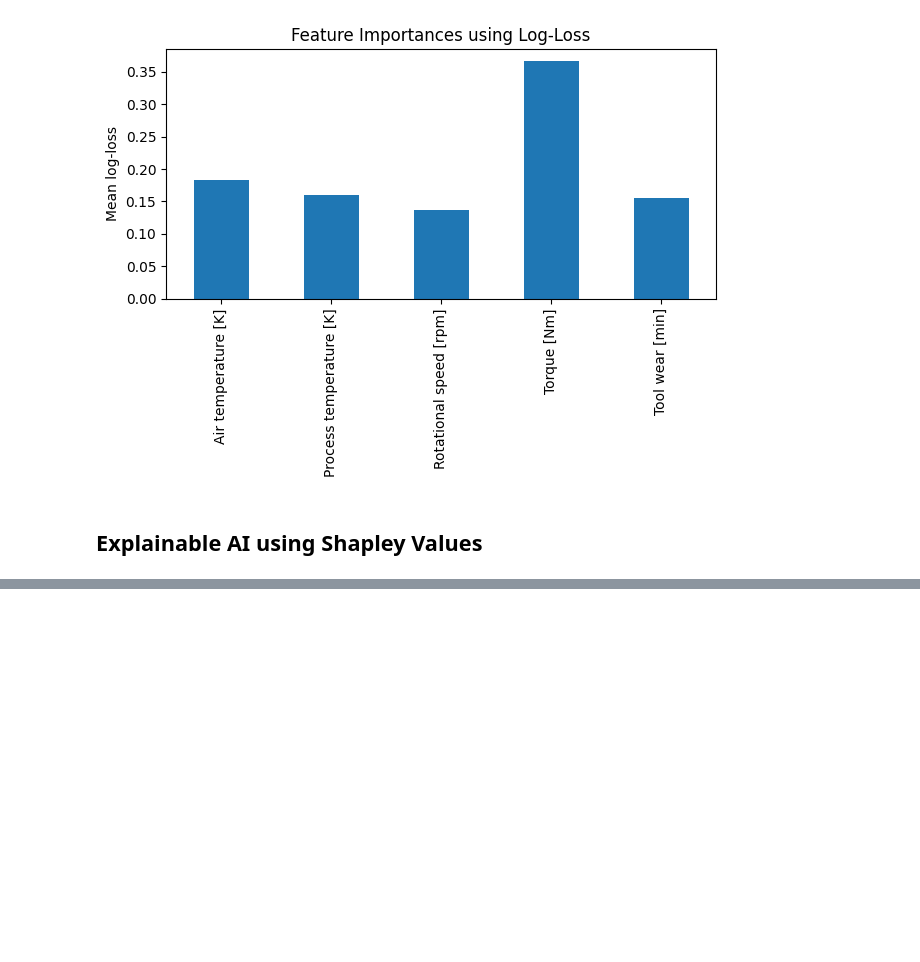
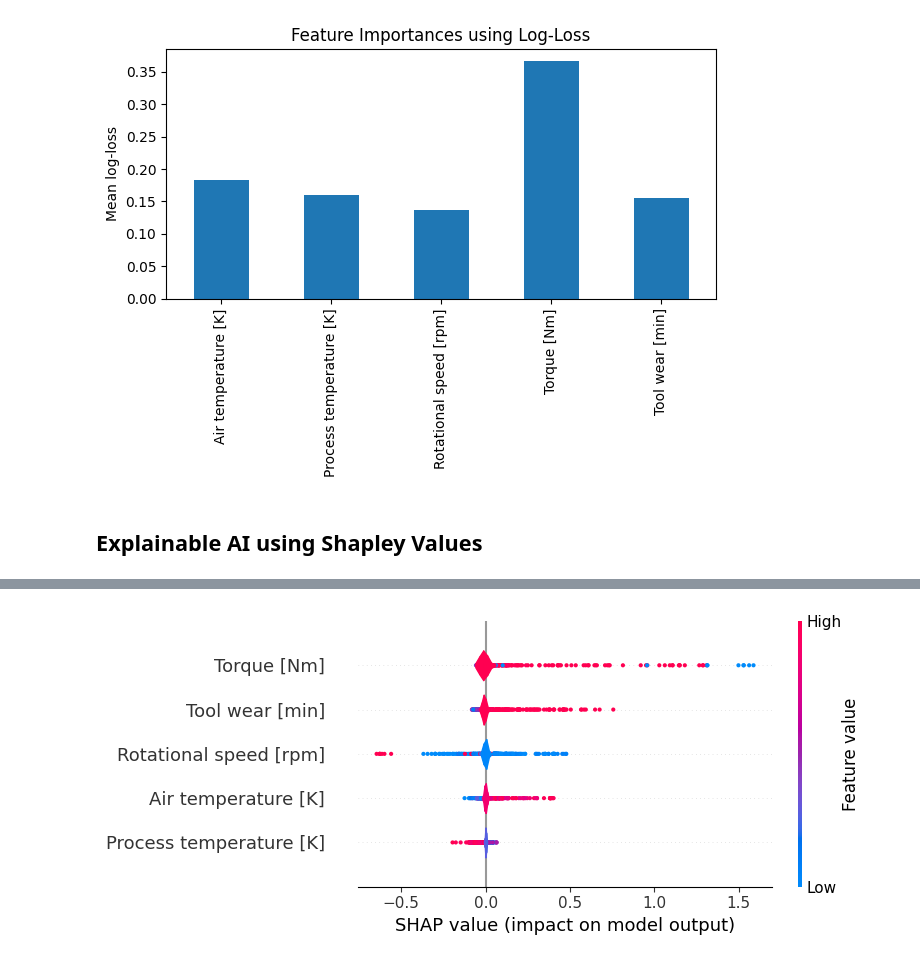
Before and after one commit to Sebastian1981/CBM_DataSimulator, a Jupyter notebook: notebooks/eda.ipynb, the cells around one changed output, grey strips where cells are left out. Saved outputs shown, nothing was run; the diff lists cells and outputs as text; code cells hidden in the pictures; blank space fills up the shorter version.

```diff
--- a/notebooks/eda.ipynb
+++ b/notebooks/eda.ipynb
@@ -200,0 +212,8 @@ shap_values = explainer.shap_values(X_train)
+# %%
+shap.summary_plot(
+    shap_values=shap_values,
+    features=X_test,
+    plot_type='violin'
+    )
+# %% [output]
+[figure, added]
```
Also changed, not shown: parts of 11 cells of this notebook.
